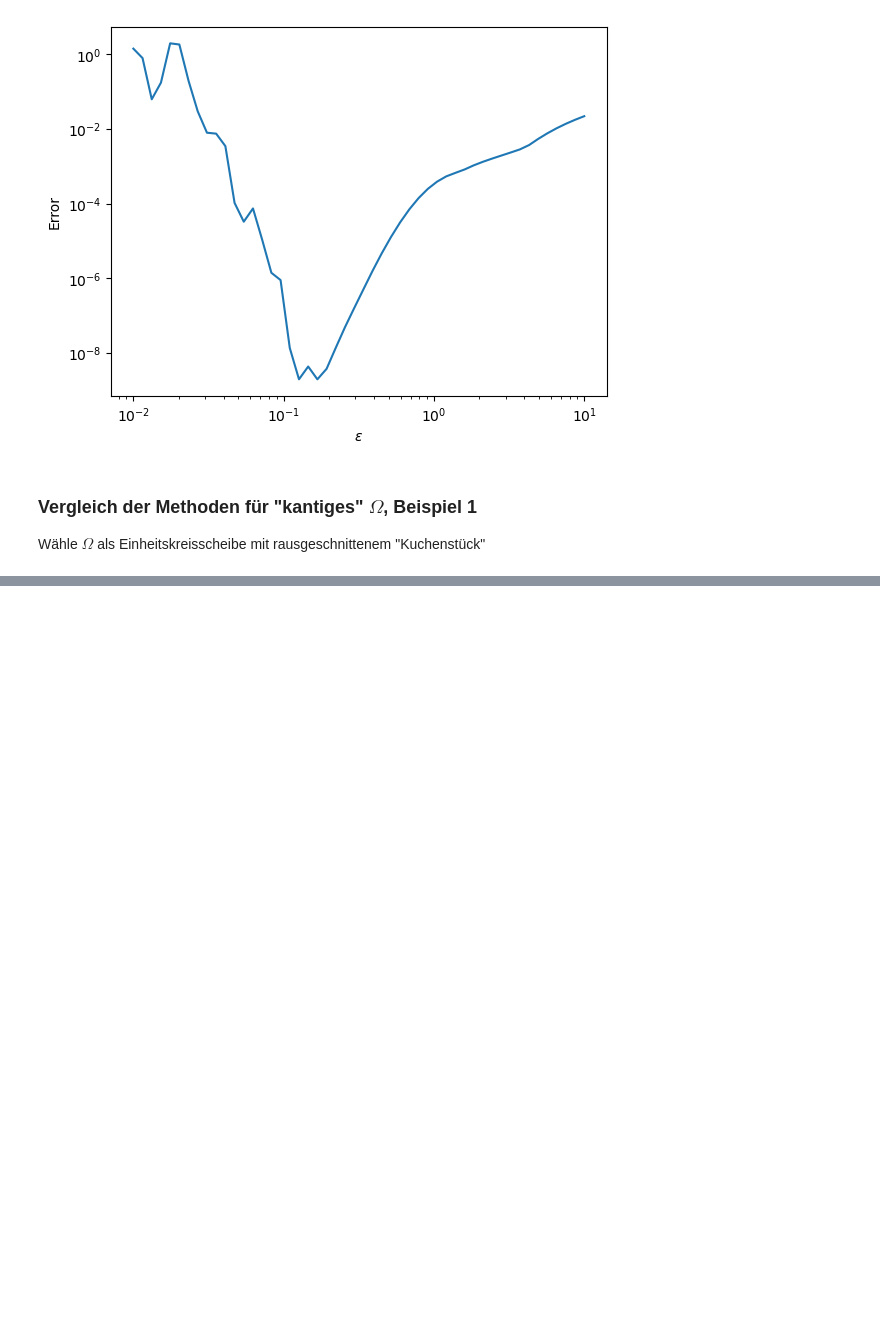
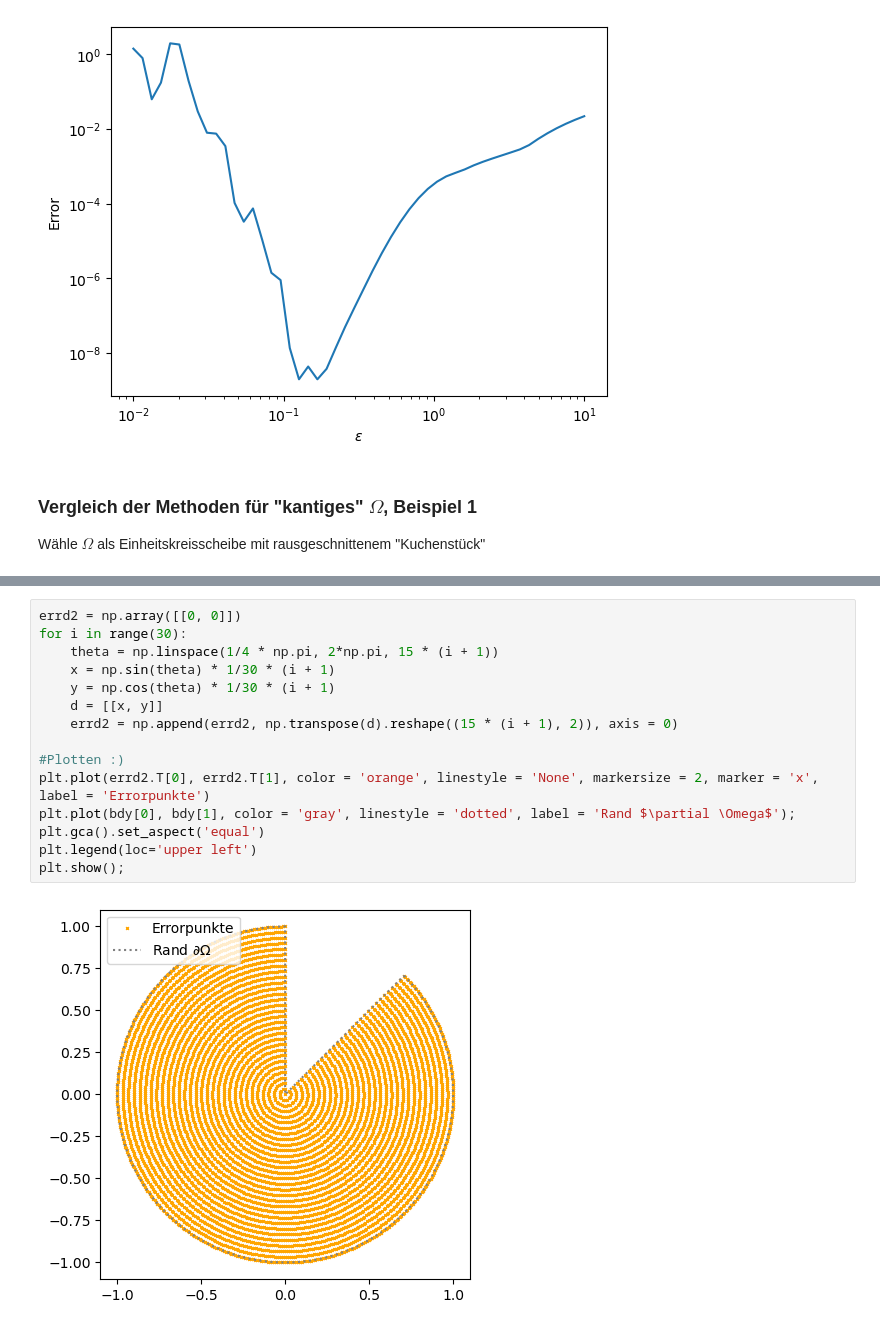
Before and after one commit to maggi0805/MML, a Jupyter notebook: mml.ipynb, the cells around one changed output, grey strips where cells are left out. Drawn from its saved outputs; the diff is of its cells as text; blank space fills up the shorter version.

```diff
--- a/mml.ipynb
+++ b/mml.ipynb
@@ -529,0 +561,17 @@ plt.show();
+# %%
+errd2 = np.array([[0, 0]])
+for i in range(30):
+    theta = np.linspace(1/4 * np.pi, 2*np.pi, 15 * (i + 1))
+    x = np.sin(theta) * 1/30 * (i + 1)
+    y = np.cos(theta) * 1/30 * (i + 1)
+    d = [[x, y]]
+    errd2 = np.append(errd2, np.transpose(d).reshape((15 * (i + 1), 2)), axis = 0)
+
+#Plotten :)
+plt.plot(errd2.T[0], errd2.T[1], color = 'orange', linestyle = 'None', markersize = 2, marker = 'x', label = 'Errorpunkte')
+plt.plot(bdy[0], bdy[1], color = 'gray', linestyle = 'dotted', label = 'Rand $\partial \Omega$');
+plt.gca().set_aspect('equal')
+plt.legend(loc='upper left')
+plt.show();
+# %% [output]
+[figure, added]
```
Also changed, not shown: parts of 18 cells of this notebook, 1 other file.
